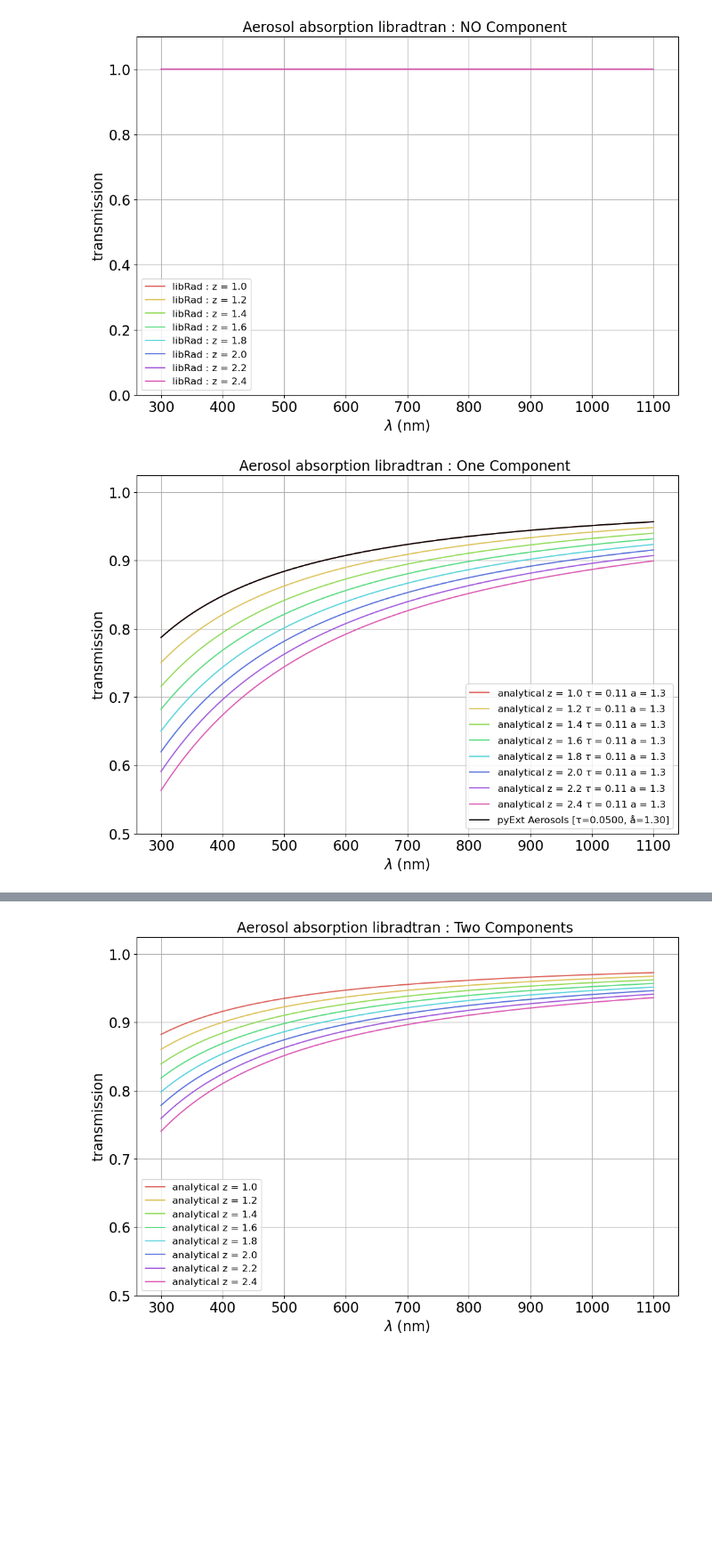
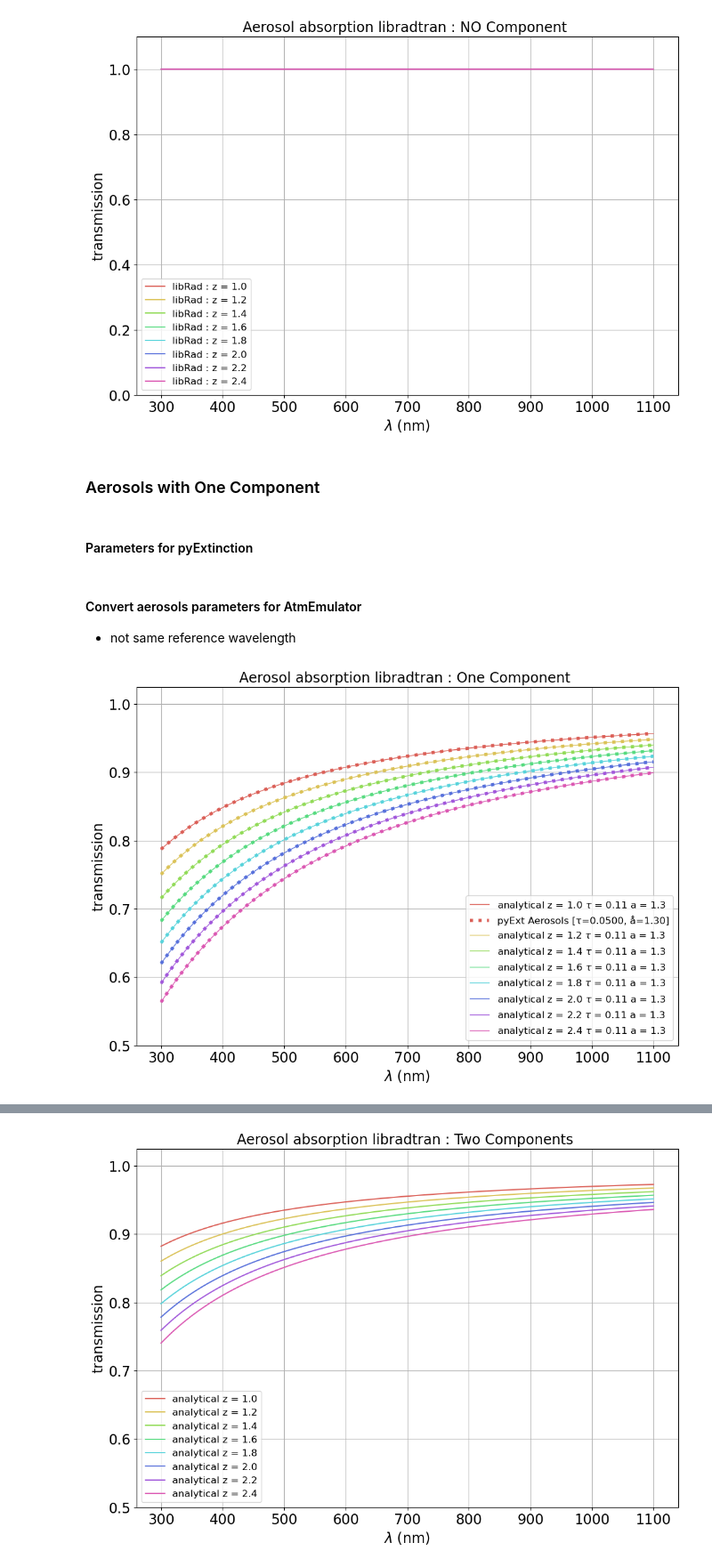
Before and after one commit to sylvielsstfr/AtmEmulator, a Jupyter notebook: SimpleEmulator/Compare_SimpleAtmosphericEmulator_pyExtinction.ipynb, the cells around one changed output, grey strips where cells are left out. Shown at 89% size. Saved outputs shown, nothing was run; the diff lists cells and outputs as text; code cells hidden in the pictures; blank space fills up the shorter version.

Commit message:
add more comparisons in Compare_SimpleAtmosphericEmulator_pyExtinction.ipynb

```diff
--- a/SimpleEmulator/Compare_SimpleAtmosphericEmulator_pyExtinction.ipynb
+++ b/SimpleEmulator/Compare_SimpleAtmosphericEmulator_pyExtinction.ipynb
@@ -475,0 +489,34 @@ am=1
+# %%
+pyE_pars = np.array([pyE_press,pyE_refO3col,pyE_tau,pyE_ang])
+pyE_label1='pyExt Rayleigh [%.0f mbar]' % pyE_press
+pyE_label2='pyExt Ozone [%.0f DU]' % pyE_refO3col
+pyE_label3=u'pyExt Aerosols [τ=%.4f, å=%.2f]' % (pyE_tau, pyE_ang)
+pyE_all_labels = [pyE_label1,pyE_label2,pyE_label3]
+pyExt_model.setParams(pyE_pars, dpars=None)
+pyE_components_extinctions = pyExt_model.extinctionComponents()
+pyE_opticalindexes = EXT2OPT * pyE_components_extinctions
+# %%
+oz= pyE_refO3col
+fig = plt.figure(figsize=(12,8))
+ax=fig.add_subplot()
+
+for idx,am in enumerate(airmasses):
+
+    transm = emul.GetOZabsTransparencyArray(WL,am,oz)
+    label = f"libRad : am = {am:.1f}"
+    ax.plot(WL,transm,'-',color=hls_colors[idx],label=label,lw=1)
+
+    if idx ==0:
+        ax.plot(WL,np.exp(-pyE_opticalindexes[1,:]*am),':',color=hls_colors[idx],label=pyE_label2,lw=4)
+    else:
+
+        ax.plot(WL,np.exp(-pyE_opticalindexes[1,:]*am),':',color=hls_colors[idx],lw=4)
+
+
+
+ax.set_ylabel("transmission")
+ax.set_xlabel("$\\lambda$ (nm)")
+ax.legend()
+ax.set_title(f"Ozone absorption libradtra/pyExtinction, oz = {oz:.0f} DU")
+ax.grid()
+ax.set_ylim(0.8,1.025)
@@ -540,6 +592,14 @@ ax.set_title(f"Aerosol absorption libradtran : NO Component ")
 ax.grid()
 # %% [output]
 [figure]
+# %% [markdown]
+### Aerosols with One Component
+# %% [markdown]
+#### Parameters for pyExtinction
 # %%
 pyE_tau = 0.05
 pyE_ang = 1.3
+# %% [markdown]
+#### Convert aerosols parameters for AtmEmulator
+
+- not same reference wavelength
@@ -546,21 +610,20 @@ pyE_ang = 1.3
 # %%
-taus = [pyE_tau*(1000./550.)**pyE_ang ]
-betas = [- pyE_ang]
-ncomp=1
-
 fig = plt.figure(figsize=(12,8))
 ax=fig.add_subplot()
 
 for idx,am in enumerate(airmasses):
     label = f"analytical z = {am:.1f} $\\tau$ = {taus[0]:.2f} a = {-betas[0]}"
     transm = emul.GetAerosolsTransparencies(WL,am,ncomp,taus,betas)
-    ax.plot(WL,transm,color=hls_colors[idx],label=label)
-ax.plot(WL,np.exp(-pyE_opticalindexes[2,:]),color="k",label=pyE_label3)
+    ax.plot(WL,transm,"-",color=hls_colors[idx],label=label,lw=1)
+    if idx==0:
+        ax.plot(WL,np.exp(-pyE_opticalindexes[2,:]*am),":",color=hls_colors[idx],lw=4,label=pyE_label3)
+    else:
+        ax.plot(WL,np.exp(-pyE_opticalindexes[2,:]*am),":",color=hls_colors[idx],lw=4)
 ax.set_ylim(0.5,1.025)
 ax.set_ylabel("transmission")
 ax.set_xlabel("$\\lambda$ (nm)")
 ax.legend()
 ax.set_title(f"Aerosol absorption libradtran : One Component ")
 ax.grid()
 # %% [output]
-[figure, old version]
+[figure, new version]
```
Also changed, not shown: parts of 17 cells of this notebook, 3 other files.
